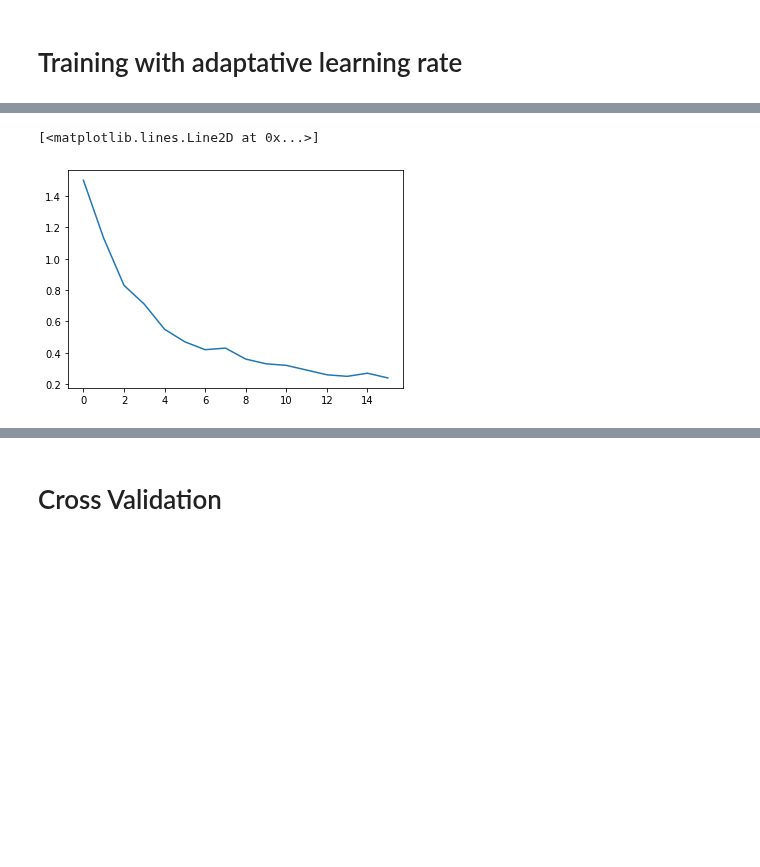
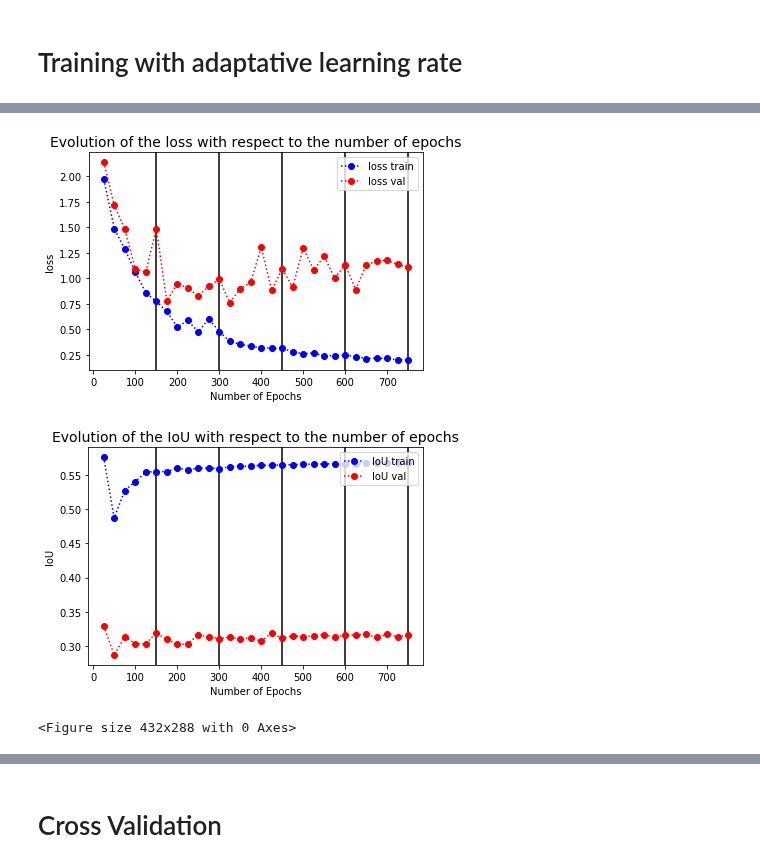
Before and after one commit to riccardocadei/photovoltaic-detection, a Jupyter notebook: main.ipynb, the cells around one changed output, grey strips where cells are left out. Cells and saved outputs as stored; diff of their text form; code cells hidden in the pictures; blank space fills up the shorter version.

```diff
--- a/main.ipynb
+++ b/main.ipynb
@@ -94,12 +92,12 @@ model.load_state_dict(torch.load(path))
 # %% [markdown]
 # Training with adaptative learning rate
 # %%
-num_epochs = 300
+num_epochs = 100
 loss_function = torch.nn.BCEWithLogitsLoss(weight=torch.FloatTensor([6]).cuda())
 model = UNet(3,1,False).to(device)
-optimizer = torch.optim.Adam(model.parameters(), lr=0.1)
-scheduler = torch.optim.lr_scheduler.StepLR(optimizer, 100, gamma=0.63, last_epoch=-1, verbose=False)
+optimizer = torch.optim.Adam(model.parameters(), lr=0.2)
+scheduler = torch.optim.lr_scheduler.StepLR(optimizer, 150, gamma=0.63, last_epoch=-1, verbose=False)
 #scheduler = torch.optim.lr_scheduler.CosineAnnealingLR(optimizer, 10, eta_min=0.01, last_epoch=-1, verbose=True)
 
-history_train_loss, history_val_loss, history_train_iou, history_val_iou = training_model(train_loader,loss_function,optimizer,model,num_epochs,scheduler)
+history_train_loss, history_val_loss, history_train_iou, history_val_iou = training_model(train_loader,loss_function,optimizer,model,num_epochs,scheduler,val_loader)
 # %% [output]
@@ -122,5 +122,8 @@ Epoch n. 375 Train Loss 0.24 Time Remaining 32.0
-# %%
-plt.plot([1.5,1.13,0.83,0.71,0.55,0.47,0.42,0.43,0.36,0.33,0.32,0.29,0.26,0.25,0.27,0.24])
-# %% [output]
-[<matplotlib.lines.Line2D at 0x...>]
-[figure, removed]
+# %%
+#history_train_loss, history_val_loss, history_train_iou, history_val_iou
+plot_train_val(history_train_loss,history_val_loss,period=1,al_param=150, metric='loss')
+plot_train_val(history_train_iou,history_val_iou,period=1,al_param=150, metric='IoU')
+# %% [output]
+[figure, added]
+[figure, added]
+<Figure size 432x288 with 0 Axes>
```
Also changed, not shown: parts of 7 cells of this notebook, 6 other files.
